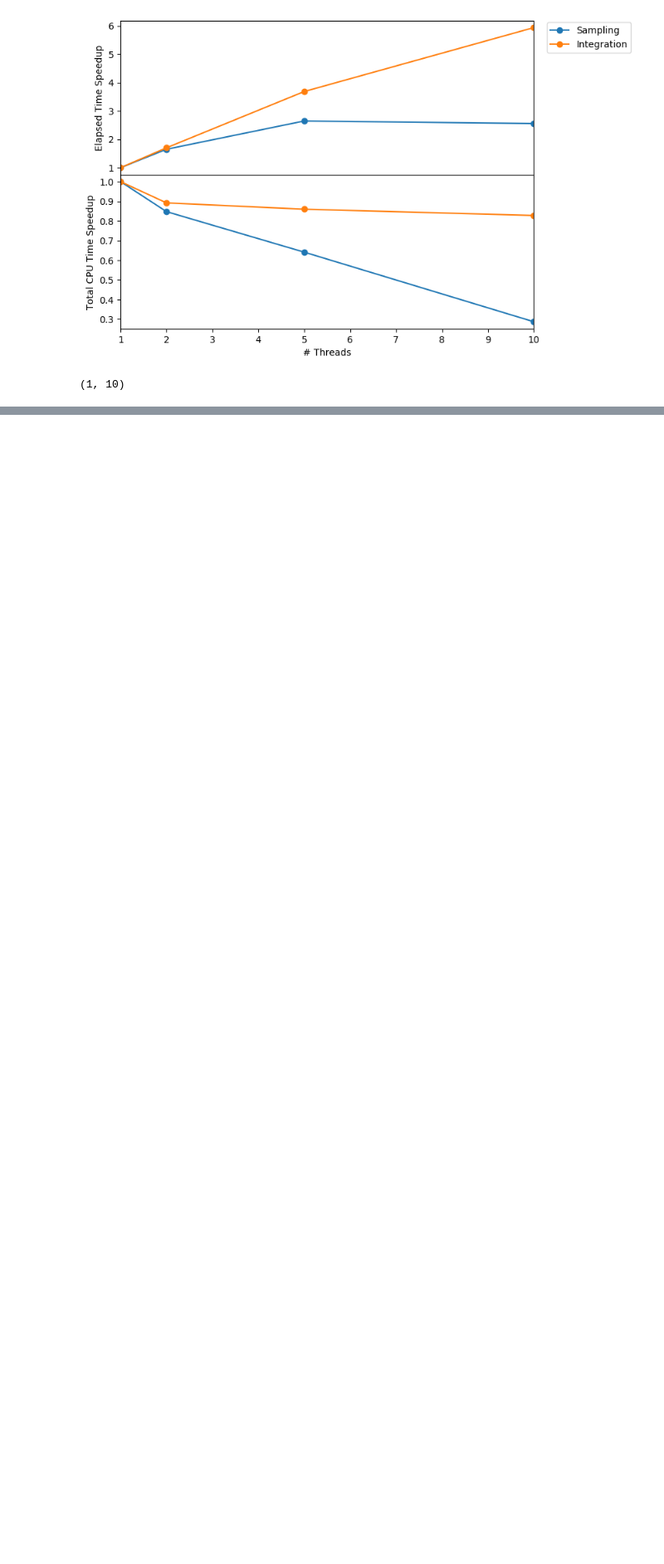
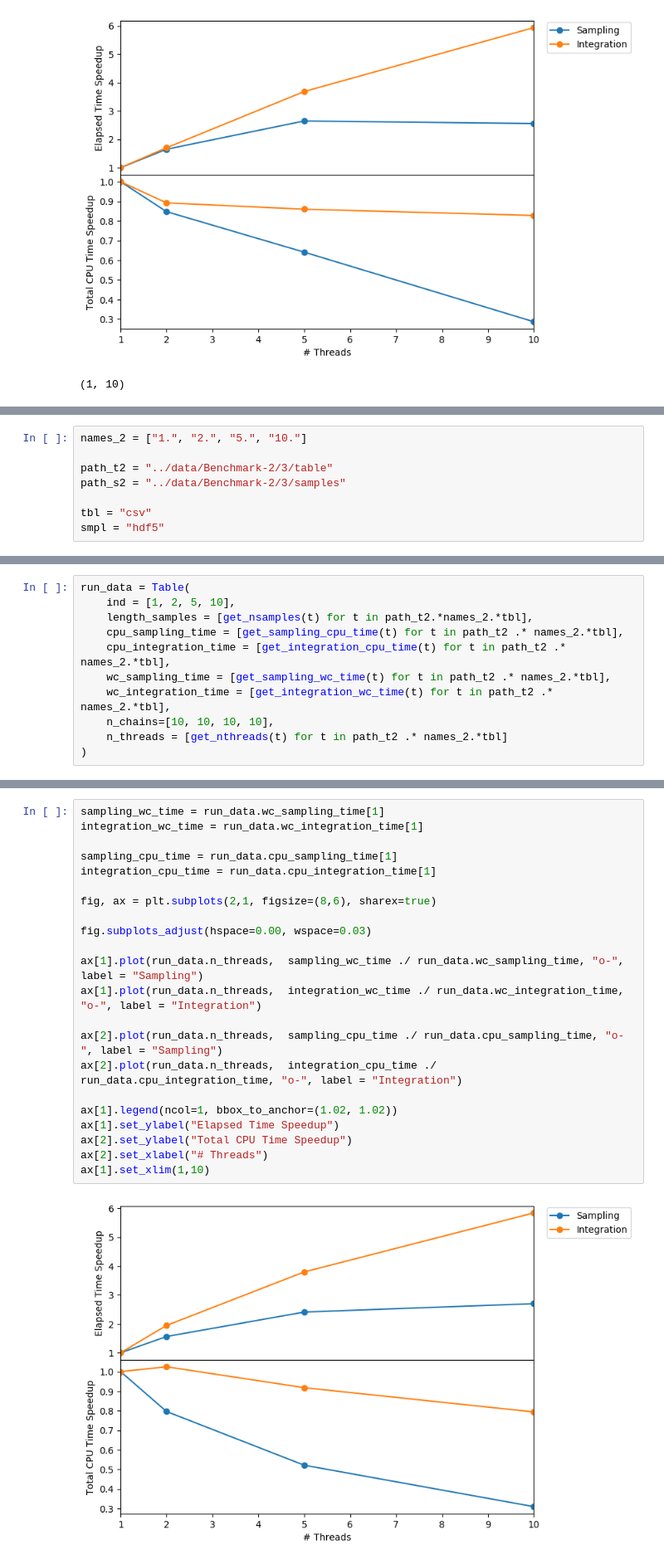
Before and after one commit to VasylHafych/Parallel_Sampling, a Jupyter notebook: notebooks/5-Benchmark-2.ipynb, the cells around one changed output, grey strips where cells are left out. Shown: that part at 83% size. Saved outputs shown, nothing was run; the diff lists cells and outputs as text; blank space fills up the shorter version.

Commit message:
Benchmark 3 improvements

```diff
--- a/notebooks/5-Benchmark-2.ipynb
+++ b/notebooks/5-Benchmark-2.ipynb
@@ -226,0 +227,8 @@ ax[1].set_xlim(1,10)
+# %%
+names_2 = ["1.", "2.", "5.", "10."]
+
+path_t2 = "../data/Benchmark-2/3/table"
+path_s2 = "../data/Benchmark-2/3/samples"
+
+tbl = "csv"
+smpl = "hdf5"
@@ -226,0 +237,11 @@ ax[1].set_xlim(1,10)
+# %%
+run_data = Table(
+    ind = [1, 2, 5, 10],
+    length_samples = [get_nsamples(t) for t in path_t2.*names_2.*tbl],
+    cpu_sampling_time = [get_sampling_cpu_time(t) for t in path_t2 .* names_2.*tbl],
+    cpu_integration_time = [get_integration_cpu_time(t) for t in path_t2 .* names_2.*tbl],
+    wc_sampling_time = [get_sampling_wc_time(t) for t in path_t2 .* names_2.*tbl],
+    wc_integration_time = [get_integration_wc_time(t) for t in path_t2 .* names_2.*tbl],
+    n_chains=[10, 10, 10, 10],
+    n_threads = [get_nthreads(t) for t in path_t2 .* names_2.*tbl]
+)
@@ -226,0 +256,24 @@ ax[1].set_xlim(1,10)
+# %%
+sampling_wc_time = run_data.wc_sampling_time[1]
+integration_wc_time = run_data.wc_integration_time[1]
+
+sampling_cpu_time = run_data.cpu_sampling_time[1]
+integration_cpu_time = run_data.cpu_integration_time[1]
+
+fig, ax = plt.subplots(2,1, figsize=(8,6), sharex=true)
+
+fig.subplots_adjust(hspace=0.00, wspace=0.03)
+
+ax[1].plot(run_data.n_threads,  sampling_wc_time ./ run_data.wc_sampling_time, "o-", label = "Sampling")
+ax[1].plot(run_data.n_threads,  integration_wc_time ./ run_data.wc_integration_time, "o-", label = "Integration")
+
+ax[2].plot(run_data.n_threads,  sampling_cpu_time ./ run_data.cpu_sampling_time, "o-", label = "Sampling")
+ax[2].plot(run_data.n_threads,  integration_cpu_time ./ run_data.cpu_integration_time, "o-", label = "Integration")
+
+ax[1].legend(ncol=1, bbox_to_anchor=(1.02, 1.02))
+ax[1].set_ylabel("Elapsed Time Speedup")
+ax[2].set_ylabel("Total CPU Time Speedup")
+ax[2].set_xlabel("# Threads")
+ax[1].set_xlim(1,10)
+# %% [output]
+[figure, added]
```
Also changed, not shown: parts of 9 cells of this notebook, 4 other files.
